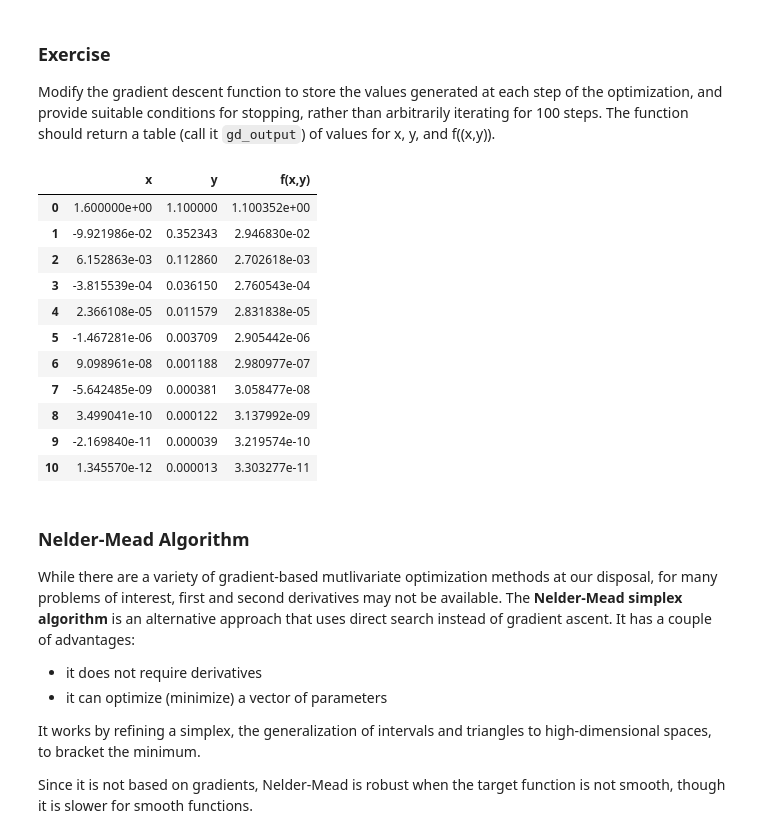
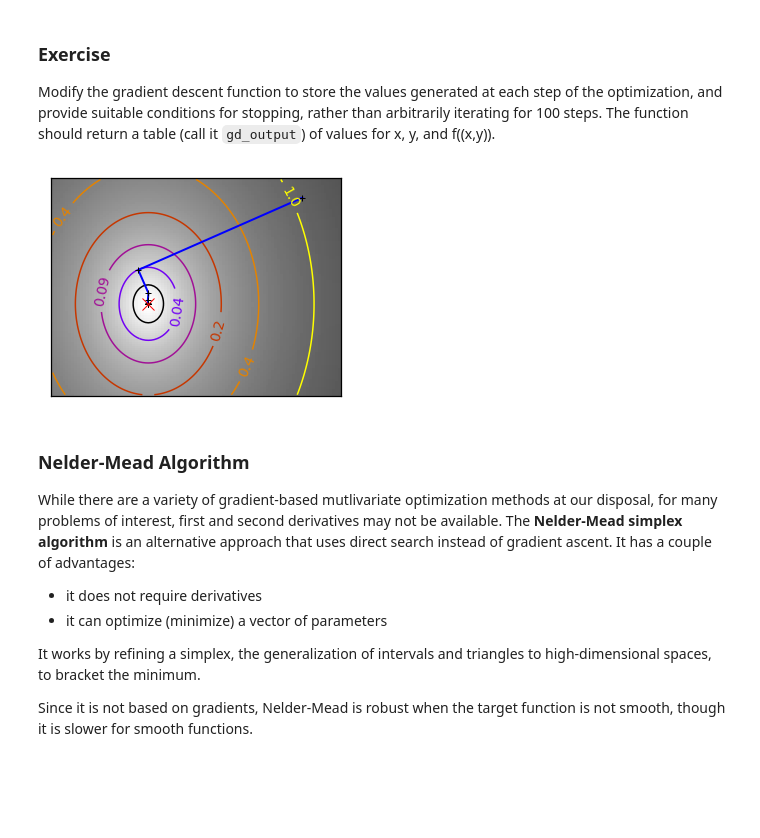
Before and after one commit to ntjames/Bios8366, a Jupyter notebook: notebooks/Section1_1-Univariate-and-Multivariate-Optimization.ipynb, the cells around one changed output. Drawn from its saved outputs; the diff is of its cells as text; code cells hidden in the pictures; blank space fills up the shorter version.

Commit message:
sec1_1 update gradient descent function and reorder plot_opt

```diff
--- a/notebooks/Section1_1-Univariate-and-Multivariate-Optimization.ipynb
+++ b/notebooks/Section1_1-Univariate-and-Multivariate-Optimization.ipynb
@@ -901,8 +901,7 @@ def gradient_descent2(init_loc, f, f_prime, step=None, tol=1e-10, max_iter=100):
 
     # initialize fxy and output
     x_i, y_i = init_loc
-    fxy = (f([x_i, y_i]))
-    fxy0 = float('Inf')
+    fxy, fxy0 = (f([x_i, y_i])), float('Inf')
     gd_output = []
     i = 0
 
@@ -926,17 +925,4 @@ def gradient_descent2(init_loc, f, f_prime, step=None, tol=1e-10, max_iter=100):
 
     return gd_output
 # %%
-gradient_descent2([x0, y0], f, f_prime)
+out = gradient_descent2([x0, y0], f, f_prime)
-# %% [output]
-|  | x | y | f(x,y) |
-| 0 | 1.600000e+00 | 1.100000 | 1.100352e+00 |
-| 1 | -9.921986e-02 | 0.352343 | 2.946830e-02 |
-| 2 | 6.152863e-03 | 0.112860 | 2.702618e-03 |
-| 3 | -3.815539e-04 | 0.036150 | 2.760543e-04 |
-| 4 | 2.366108e-05 | 0.011579 | 2.831838e-05 |
-| 5 | -1.467281e-06 | 0.003709 | 2.905442e-06 |
-| 6 | 9.098961e-08 | 0.001188 | 2.980977e-07 |
-| 7 | -5.642485e-09 | 0.000381 | 3.058477e-08 |
-| 8 | 3.499041e-10 | 0.000122 | 3.137992e-09 |
-| 9 | -2.169840e-11 | 0.000039 | 3.219574e-10 |
-| 10 | 1.345570e-12 | 0.000013 | 3.303277e-11 |
@@ -943,3 +991,7 @@ gradient_descent2([x0, y0], f, f_prime)
+# %%
+plot_opt(np.array(out), f)
+# %% [output]
+[figure, added]
 # %% [markdown]
 ### Nelder-Mead Algorithm
 
```
Also changed, not shown: parts of 3 cells of this notebook.
